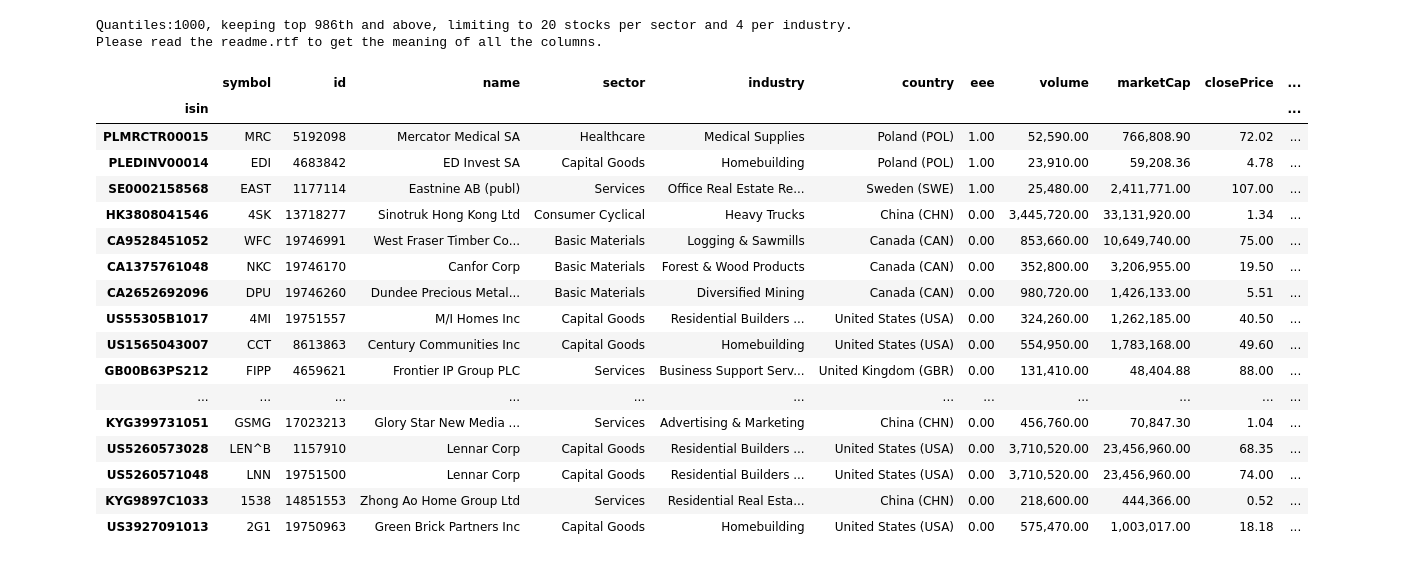
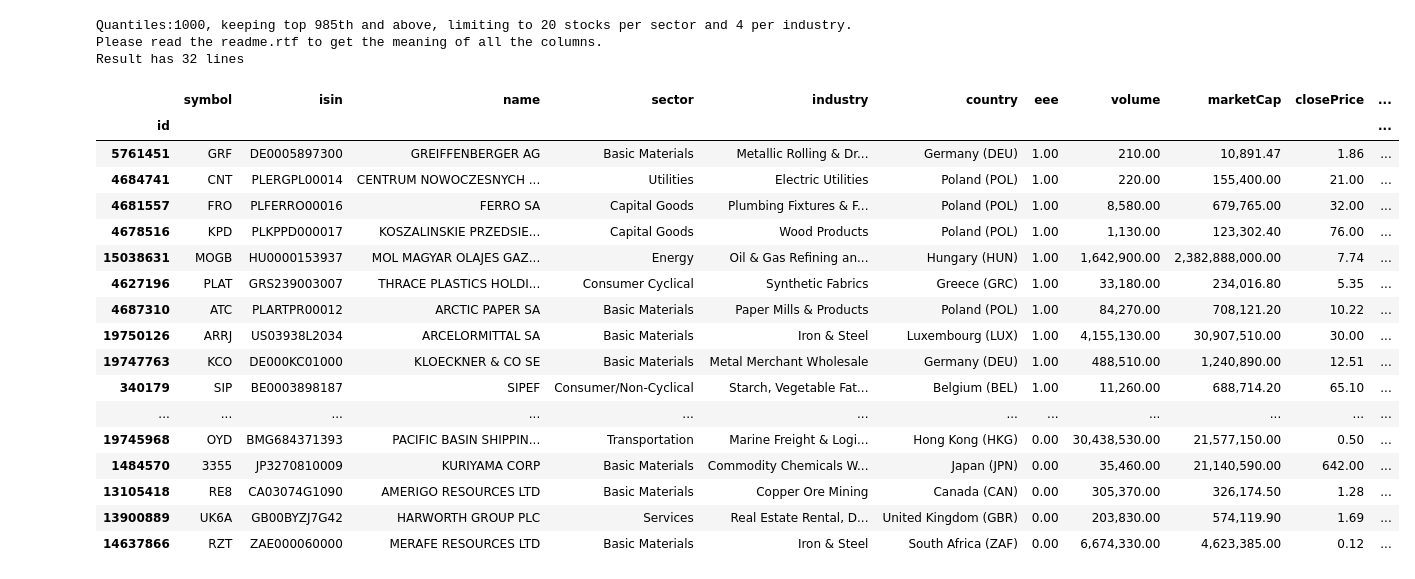
Before and after one commit to facoptere/degiroscreener, a Jupyter notebook: degiro_screener.ipynb, the cells around one changed output. Cells and saved outputs as stored; diff of their text form; code cells hidden in the pictures.

```diff
--- a/degiro_screener.ipynb
+++ b/degiro_screener.ipynb
@@ -693,72 +730,43 @@ info_df=info_df.sort_values(by='score', ascending=False)
 # %%
-def write2csv(df):
-    now = datetime.now() # current date and time
-    filename="degiro-export-"+now.strftime("%Y-%m-%d-%H-%M")+".csv (encoding utf-8)"
-    filepath='.'
-    fullpath=os.path.join(filepath,filename)
-    print(f"Writing csv file '{fullpath}'")
-    df.to_csv(fullpath, index=True, sep=str(';'), decimal=str(','),encoding='utf-8', )
-
-
-def write2fav(df):
-    if (df.shape[0] > 0):
-        trading_api.connect()
-        products_config_dict = trading_api.get_products_config(raw=True)
-        trading_api.get_client_details()
-        now = datetime.now()
-        prefix='Screener-'
-        fl = trading_api.get_list_list()
-        for l in fl['data']:
-            if 'name' in l and l['name'].startswith(prefix):
-                trading_api.delete_favourite_list(id=l['id'])
-                print(f'Deleting DEGIRO favourite list \"{l["name"]}\"')
-        name=prefix+now.strftime("%Y-%m-%d-%H-%M")
-        print(f'Creating DEGIRO favourite list \"{name}\"')
-        favorite_list_id = trading_api.create_favourite_list(name=name)
-        for p in list(df['id'][:50]):
-            # list is limited to 50 entries
-            trading_api.put_favourite_list_product(id=favorite_list_id,product_id=p)
-            #print(f'Adding product id {p}')
-        trading_api.logout()
-
-
 pd.set_option('display.max_colwidth', 25)
 pd.set_option('display.max_columns', None)
 pd.set_option('display.max_rows', None)
 pd.options.display.float_format = '{:,.2f}'.format
 
 
 split=10**(max(1,math.floor(math.log(info_df.shape[0],10))-1))
-keeptop=math.floor(split*0.986)
+keeptop=math.floor(split*0.985)
 cropsector=max(5,math.floor(split/50))
 cropindustry=max(1,math.floor(cropsector/5))
 print(f"Quantiles:{split}, keeping top {keeptop}th and above, limiting to {cropsector} stocks per sector and {cropindustry} per industry.")
 df = info_df
 df['score'] = pd.qcut(df['score'].rank(method='first'),q=split, retbins=False, labels=False)
-df=df.drop(df.index[ ( (df['score'] < keeptop) | (df['Reco'] > 2.5)| (df['L%H'] > 50) | (df['sector'] == "Financial") |(df['ΔEPS3'] <5) |(df['ΔREV5'] <10)|(df['ΔNPM5'] <5) |(df['BV'] <-15)  )]) #| (df['Reco'] > 2) | (df['industry'].str.contains('Real Estate')) |(df['IV'] <-90) |(df['FV'] <-90)  |(df['BV'] <-15)
-df = df.sort_values(by=['sector','score'], ascending=False).groupby('sector').head(cropsector).sort_values(by=['industry','score'], ascending=False).groupby('industry').head(cropindustry).sort_values(by='score', ascending=False).sort_values(by=['eee','score','sector','industry','BV'], ascending=False)
+df=df.drop(df.index[ ( (df['score'] < keeptop) | (df['Reco'] > 2) | (df['sector'] == "Financial")  | (df['PE'] >10) | (df['%DEBT'] >50) | (df['Δ1Y%'] < 8))]) #   | (df['L%H'] > 50)|(df['ΔEPS3'] <5) |(df['ΔREV5'] <10)|(df['ΔNPM5'] <5) |(df['BV'] <-30) |(df['FCF/NI'] <0.5)| (df['Reco'] > 2) | (df['industry'].str.contains('Real Estate')) |(df['IV'] <-90) |(df['FV'] <-90)  |(df['BV'] <-15)
+df = df.sort_values(by=['sector','score'], ascending=False).groupby('sector').head(cropsector).sort_values(by=['industry','score'], ascending=False).groupby('industry').head(cropindustry).sort_values(by='score', ascending=False).sort_values(by=['eee','ROE5Ypct'], ascending=False) #'sector','industry','BV'
 df = df.fillna("—")
 print('Please read the readme.rtf to get the meaning of all the columns.')
+print(f'Result has {df.shape[0]} lines')
 display(df)
 # %% [output]
-Quantiles:1000, keeping top 986th and above, limiting to 20 stocks per sector and 4 per industry.
+Quantiles:1000, keeping top 985th and above, limiting to 20 stocks per sector and 4 per industry.
 Please read the readme.rtf to get the meaning of all the columns.
+Result has 32 lines
-|  | symbol | id | name | sector | industry | country | eee | volume | marketCap | closePrice | ... |
-| isin |  |  |  |  |  |  |  |  |  |  | ... |
-| PLMRCTR00015 | MRC | 5192098 | Mercator Medical SA | Healthcare | Medical Supplies | Poland (POL) | 1.00 | 52,590.00 | 766,808.90 | 72.02 | ... |
-| PLEDINV00014 | EDI | 4683842 | ED Invest SA | Capital Goods | Homebuilding | Poland (POL) | 1.00 | 23,910.00 | 59,208.36 | 4.78 | ... |
-| SE0002158568 | EAST | 1177114 | Eastnine AB (publ) | Services | Office Real Estate Re... | Sweden (SWE) | 1.00 | 25,480.00 | 2,411,771.00 | 107.00 | ... |
-| HK3808041546 | 4SK | 13718277 | Sinotruk Hong Kong Ltd | Consumer Cyclical | Heavy Trucks | China (CHN) | 0.00 | 3,445,720.00 | 33,131,920.00 | 1.34 | ... |
-| CA9528451052 | WFC | 19746991 | West Fraser Timber Co... | Basic Materials | Logging & Sawmills | Canada (CAN) | 0.00 | 853,660.00 | 10,649,740.00 | 75.00 | ... |
-| CA1375761048 | NKC | 19746170 | Canfor Corp | Basic Materials | Forest & Wood Products | Canada (CAN) | 0.00 | 352,800.00 | 3,206,955.00 | 19.50 | ... |
-| CA2652692096 | DPU | 19746260 | Dundee Precious Metal... | Basic Materials | Diversified Mining | Canada (CAN) | 0.00 | 980,720.00 | 1,426,133.00 | 5.51 | ... |
-| US55305B1017 | 4MI | 19751557 | M/I Homes Inc | Capital Goods | Residential Builders ... | United States (USA) | 0.00 | 324,260.00 | 1,262,185.00 | 40.50 | ... |
-| US1565043007 | CCT | 8613863 | Century Communities Inc | Capital Goods | Homebuilding | United States (USA) | 0.00 | 554,950.00 | 1,783,168.00 | 49.60 | ... |
-| GB00B63PS212 | FIPP | 4659621 | Frontier IP Group PLC | Services | Business Support Serv... | United Kingdom (GBR) | 0.00 | 131,410.00 | 48,404.88 | 88.00 | ... |
+|  | symbol | isin | name | sector | industry | country | eee | volume | marketCap | closePrice | ... |
+| id |  |  |  |  |  |  |  |  |  |  | ... |
+| 5761451 | GRF | DE0005897300 | GREIFFENBERGER AG | Basic Materials | Metallic Rolling & Dr... | Germany (DEU) | 1.00 | 210.00 | 10,891.47 | 1.86 | ... |
+| 4684741 | CNT | PLERGPL00014 | CENTRUM NOWOCZESNYCH ... | Utilities | Electric Utilities | Poland (POL) | 1.00 | 220.00 | 155,400.00 | 21.00 | ... |
+| 4681557 | FRO | PLFERRO00016 | FERRO SA | Capital Goods | Plumbing Fixtures & F... | Poland (POL) | 1.00 | 8,580.00 | 679,765.00 | 32.00 | ... |
+| 4678516 | KPD | PLKPPD000017 | KOSZALINSKIE PRZEDSIE... | Capital Goods | Wood Products | Poland (POL) | 1.00 | 1,130.00 | 123,302.40 | 76.00 | ... |
+| 15038631 | MOGB | HU0000153937 | MOL MAGYAR OLAJES GAZ... | Energy | Oil & Gas Refining an... | Hungary (HUN) | 1.00 | 1,642,900.00 | 2,382,888,000.00 | 7.74 | ... |
+| 4627196 | PLAT | GRS239003007 | THRACE PLASTICS HOLDI... | Consumer Cyclical | Synthetic Fabrics | Greece (GRC) | 1.00 | 33,180.00 | 234,016.80 | 5.35 | ... |
+| 4687310 | ATC | PLARTPR00012 | ARCTIC PAPER SA | Basic Materials | Paper Mills & Products | Poland (POL) | 1.00 | 84,270.00 | 708,121.20 | 10.22 | ... |
+| 19750126 | ARRJ | US03938L2034 | ARCELORMITTAL SA | Basic Materials | Iron & Steel | Luxembourg (LUX) | 1.00 | 4,155,130.00 | 30,907,510.00 | 30.00 | ... |
+| 19747763 | KCO | DE000KC01000 | KLOECKNER & CO SE | Basic Materials | Metal Merchant Wholesale | Germany (DEU) | 1.00 | 488,510.00 | 1,240,890.00 | 12.51 | ... |
+| 340179 | SIP | BE0003898187 | SIPEF | Consumer/Non-Cyclical | Starch, Vegetable Fat... | Belgium (BEL) | 1.00 | 11,260.00 | 688,714.20 | 65.10 | ... |
 | ... | ... | ... | ... | ... | ... | ... | ... | ... | ... | ... | ... |
-| KYG399731051 | GSMG | 17023213 | Glory Star New Media ... | Services | Advertising & Marketing | China (CHN) | 0.00 | 456,760.00 | 70,847.30 | 1.04 | ... |
-| US5260573028 | LEN^B | 1157910 | Lennar Corp | Capital Goods | Residential Builders ... | United States (USA) | 0.00 | 3,710,520.00 | 23,456,960.00 | 68.35 | ... |
-| US5260571048 | LNN | 19751500 | Lennar Corp | Capital Goods | Residential Builders ... | United States (USA) | 0.00 | 3,710,520.00 | 23,456,960.00 | 74.00 | ... |
-| KYG9897C1033 | 1538 | 14851553 | Zhong Ao Home Group Ltd | Services | Residential Real Esta... | China (CHN) | 0.00 | 218,600.00 | 444,366.00 | 0.52 | ... |
-| US3927091013 | 2G1 | 19750963 | Green Brick Partners Inc | Capital Goods | Homebuilding | United States (USA) | 0.00 | 575,470.00 | 1,003,017.00 | 18.18 | ... |
+| 19745968 | OYD | BMG684371393 | PACIFIC BASIN SHIPPIN... | Transportation | Marine Freight & Logi... | Hong Kong (HKG) | 0.00 | 30,438,530.00 | 21,577,150.00 | 0.50 | ... |
+| 1484570 | 3355 | JP3270810009 | KURIYAMA CORP | Basic Materials | Commodity Chemicals W... | Japan (JPN) | 0.00 | 35,460.00 | 21,140,590.00 | 642.00 | ... |
+| 13105418 | RE8 | CA03074G1090 | AMERIGO RESOURCES LTD | Basic Materials | Copper Ore Mining | Canada (CAN) | 0.00 | 305,370.00 | 326,174.50 | 1.28 | ... |
+| 13900889 | UK6A | GB00BYZJ7G42 | HARWORTH GROUP PLC | Services | Real Estate Rental, D... | United Kingdom (GBR) | 0.00 | 203,830.00 | 574,119.90 | 1.69 | ... |
+| 14637866 | RZT | ZAE000060000 | MERAFE RESOURCES LTD | Basic Materials | Iron & Steel | South Africa (ZAF) | 0.00 | 6,674,330.00 | 4,623,385.00 | 0.12 | ... |
 # %%
```
Also changed, not shown: parts of 5 cells of this notebook.
